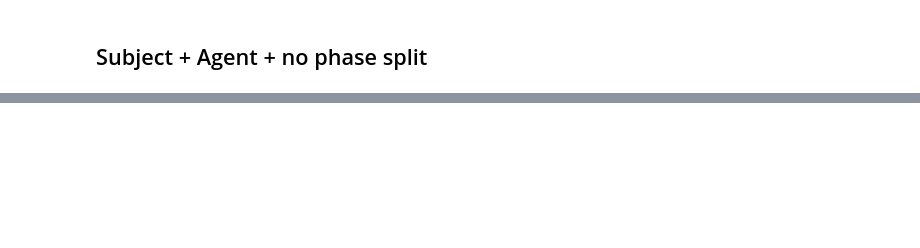
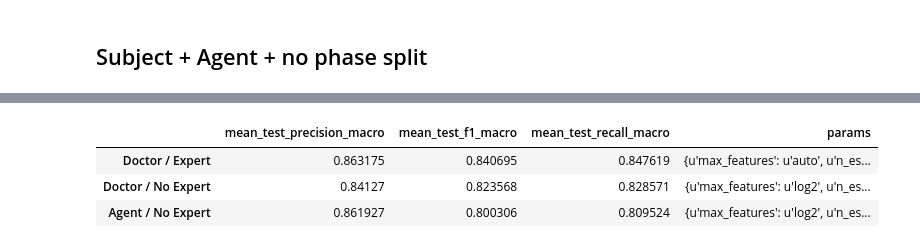
Before and after one commit to jbousque/predictionPresence, a Jupyter notebook: src/Learn.ipynb, the cells around one changed output, grey strips where cells are left out. Saved outputs shown, nothing was run; the diff lists cells and outputs as text; code cells hidden in the pictures; blank space fills up the shorter version.

```diff
--- a/src/Learn.ipynb
+++ b/src/Learn.ipynb
@@ -221,0 +461,6 @@ ValueError: The truth value of a Series is ambiguous. Use a.empty, a.bool(), a.i
+# %%
+grid1 = gridsearch(forest, subject_p_df, 'presence', param_grid=param_grid, features=subject_features, upsample=True)
+df = pd.DataFrame(grid1.cv_results_)
+best_precision = df.mean_test_precision_macro.max()
+df_best_1 = pd.DataFrame(df.loc[df['mean_test_precision_macro'] == best_precision])
+df_best_1 = pd.DataFrame(df_best_1.values, index=['Doctor / Expert'], columns=df_best_1.columns)
@@ -221,0 +472,11 @@ ValueError: The truth value of a Series is ambiguous. Use a.empty, a.bool(), a.i
+# %%
+df = pd.DataFrame(grid1.cv_results_)
+best_precision = df.mean_test_precision_macro.max()
+df_best_1 = pd.DataFrame(df.loc[df['mean_test_precision_macro'] == best_precision])
+df_best_1 = pd.DataFrame(df_best_1.values, index=['Doctor / Expert'], columns=df_best_1.columns)
+# %%
+grid2 = gridsearch(forest, subject_p_df, 'presence', param_grid=param_grid, features=subject_noexpert_features, upsample=True)
+df = pd.DataFrame(grid2.cv_results_)
+best_precision = df.mean_test_precision_macro.max()
+df_best_2 = pd.DataFrame(df.loc[df['mean_test_precision_macro'] == best_precision])
+df_best_2 = pd.DataFrame(df_best_2.values, index=['Doctor / No Expert'], columns=df_best_1.columns)
@@ -221,0 +487,6 @@ ValueError: The truth value of a Series is ambiguous. Use a.empty, a.bool(), a.i
+# %%
+grid3 = gridsearch(forest, agent_p_df, 'presence', param_grid=param_grid, features=agent_features, upsample=True)
+df = pd.DataFrame(grid3.cv_results_)
+best_precision = df.mean_test_precision_macro.max()
+df_best_3 = pd.DataFrame(df.loc[df['mean_test_precision_macro'] == best_precision])
+df_best_3 = pd.DataFrame(df_best_3.values, index=['Agent / No Expert'], columns=df_best_1.columns)
@@ -221,0 +497,8 @@ ValueError: The truth value of a Series is ambiguous. Use a.empty, a.bool(), a.i
+# %%
+df_best_all = pd.concat([df_best_1, df_best_2, df_best_3])
+df_best_all[['mean_test_precision_macro', 'mean_test_f1_macro', 'mean_test_recall_macro', 'params']]
+# %% [output]
+|  | mean_test_precision_macro | mean_test_f1_macro | mean_test_recall_macro | params |
+| Doctor / Expert | 0.863175 | 0.840695 | 0.847619 | {u'max_features': u'auto', u'n_es... |
+| Doctor / No Expert | 0.84127 | 0.823568 | 0.828571 | {u'max_features': u'log2', u'n_es... |
+| Agent / No Expert | 0.861927 | 0.800306 | 0.809524 | {u'max_features': u'log2', u'n_es... |
```
Also changed, not shown: parts of 33 cells of this notebook.
